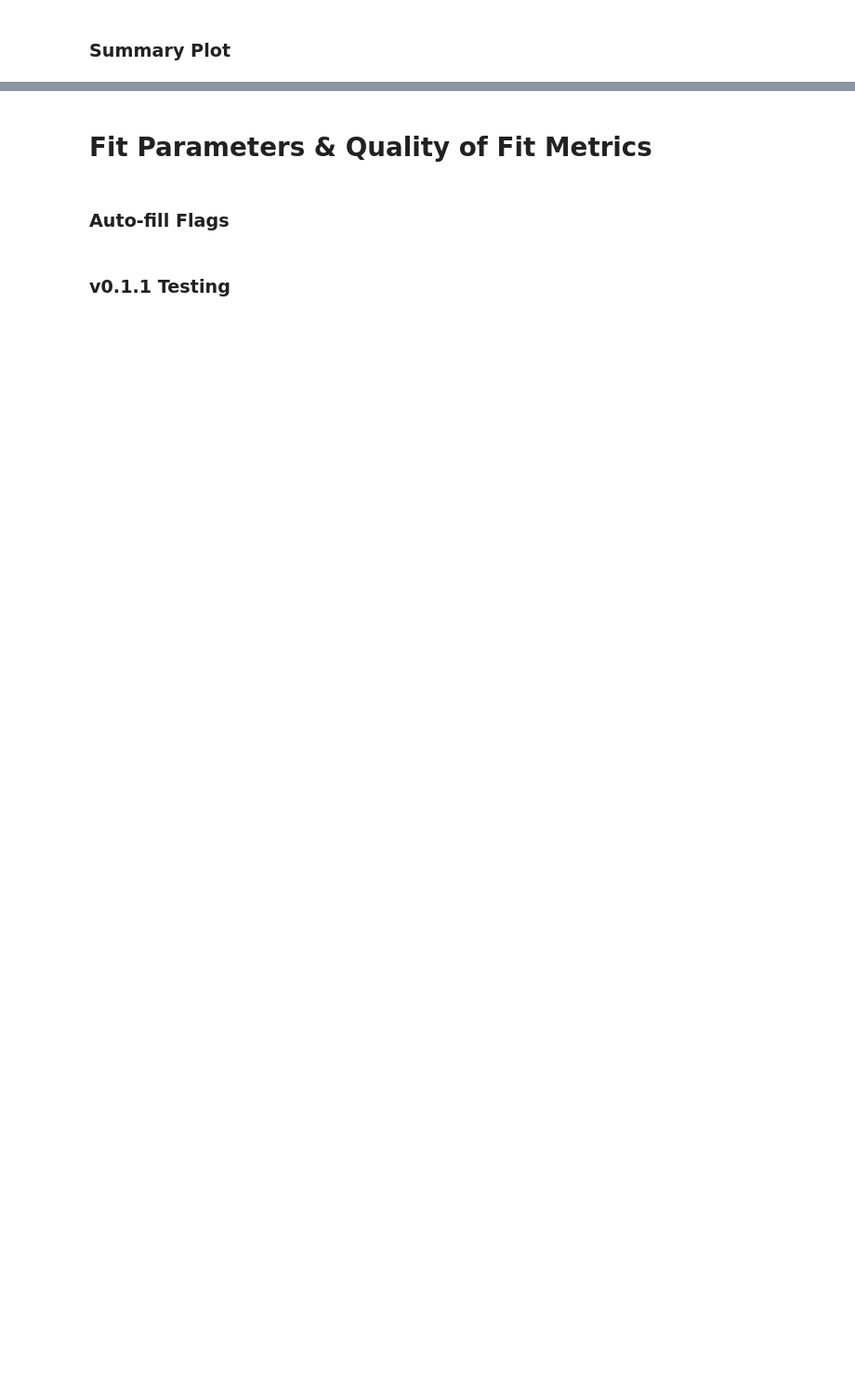
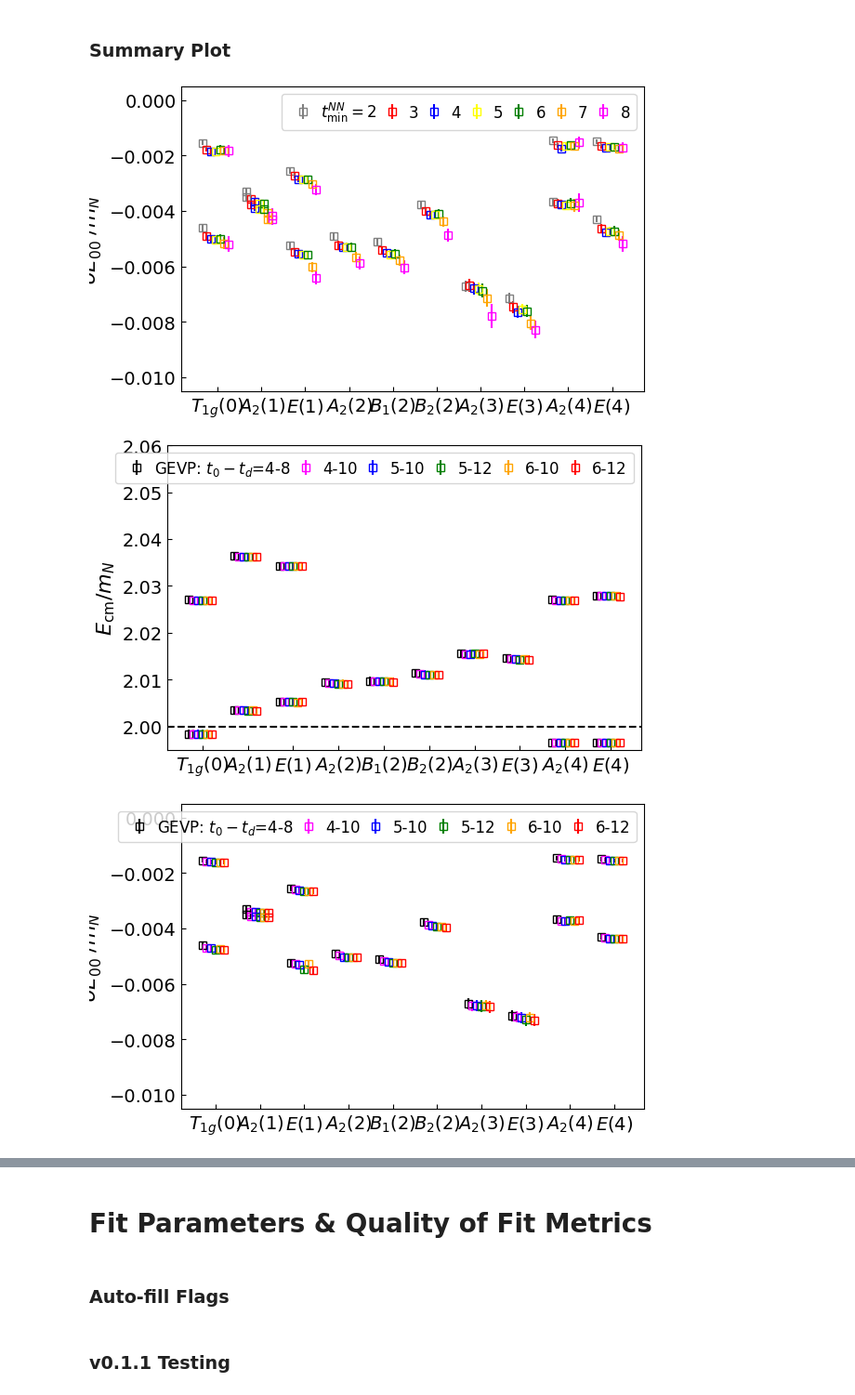
Before and after one commit to RuiyuOu/NN_Analysis_Luscher_GEVP, a Jupyter notebook: DeuteronGevp.ipynb, the cells around one changed output, grey strips where cells are left out. Shown at 93% size. Cells and saved outputs as stored; diff of their text form; code cells hidden in the pictures; blank space fills up the shorter version.

```diff
--- a/DeuteronGevp.ipynb
+++ b/DeuteronGevp.ipynb
@@ -347,17 +374,21 @@ plt.show()
 # %% [markdown]
 ### Summary Plot
 # %%
-runcell = False # This cell works, but the plotting files has not been changed to run if there isnt a T1g fit.
+runcell = True # This cell works, but the plotting files has not been changed to run if there isnt a T1g fit.
 # If you run it for a T1g fit, this will run
 
 if runcell:
     argv.append("--summary")
 
     irrep = []
 
     plotgevp.main(params=irrep)
 
     if PlotClearText:
         clear_output()
 
     plt.show()
+# %% [output]
+[figure, added]
+[figure, added]
+[figure, added]
```
Also changed, not shown: parts of 8 cells of this notebook, 3 other files.
